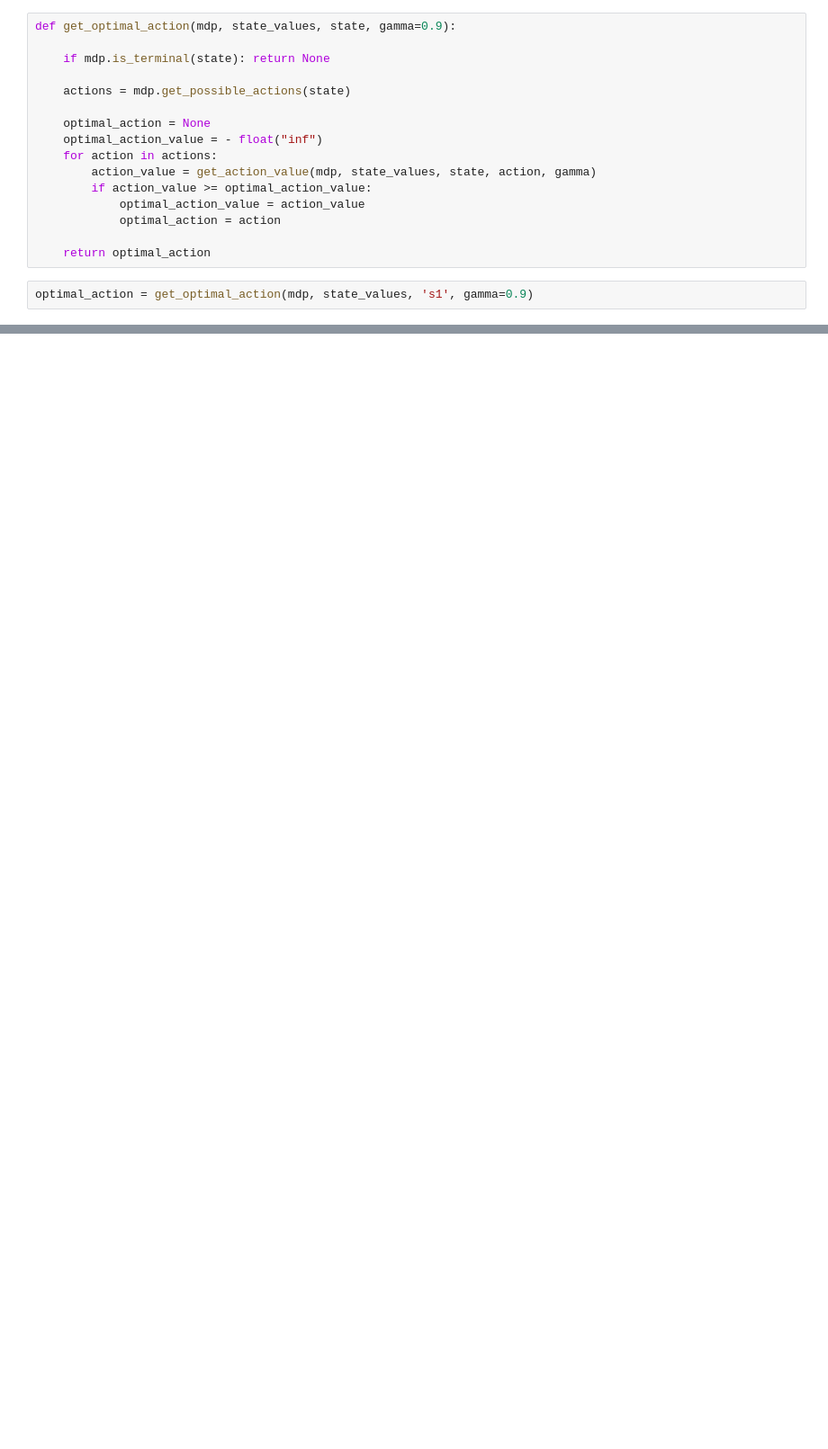
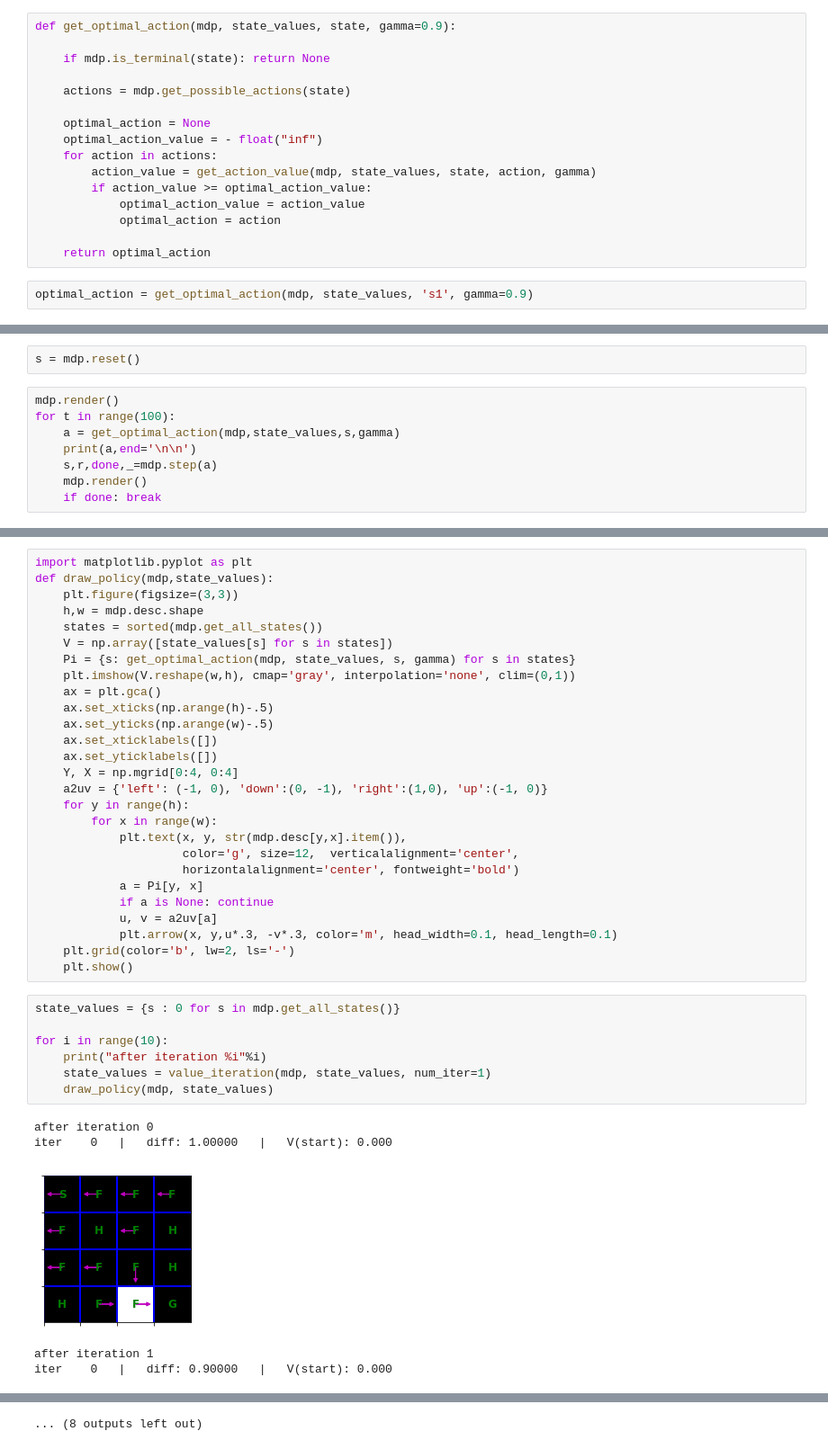
Before and after one commit to yeti46g/COURSE-practical_RL, a Jupyter notebook: value_iteration.ipynb, the cells around one changed output, grey strips where cells are left out. Shown: that part at 90% size. Cells and saved outputs as stored; diff of their text form; blank space fills up the shorter version.

Commit message:
complete Value Iteration
Value iteration algorithm for a simple MDP and a FrozenLakeGame with visualization

```diff
--- a/value_iteration.ipynb
+++ b/value_iteration.ipynb
@@ -103,0 +183,10 @@ optimal_action = get_optimal_action(mdp, state_values, 's1', gamma=0.9)
+# %%
+s = mdp.reset()
+# %%
+mdp.render()
+for t in range(100):
+    a = get_optimal_action(mdp,state_values,s,gamma)
+    print(a,end='\n\n')
+    s,r,done,_=mdp.step(a)
+    mdp.render()
+    if done: break
@@ -103,0 +211,40 @@ optimal_action = get_optimal_action(mdp, state_values, 's1', gamma=0.9)
+# %%
+import matplotlib.pyplot as plt
+def draw_policy(mdp,state_values):
+    plt.figure(figsize=(3,3))
+    h,w = mdp.desc.shape
+    states = sorted(mdp.get_all_states())
+    V = np.array([state_values[s] for s in states])
+    Pi = {s: get_optimal_action(mdp, state_values, s, gamma) for s in states}
+    plt.imshow(V.reshape(w,h), cmap='gray', interpolation='none', clim=(0,1))
+    ax = plt.gca()
+    ax.set_xticks(np.arange(h)-.5)
+    ax.set_yticks(np.arange(w)-.5)
+    ax.set_xticklabels([])
+    ax.set_yticklabels([])
+    Y, X = np.mgrid[0:4, 0:4]
+    a2uv = {'left': (-1, 0), 'down':(0, -1), 'right':(1,0), 'up':(-1, 0)}
+    for y in range(h):
+        for x in range(w):
+            plt.text(x, y, str(mdp.desc[y,x].item()),
+                     color='g', size=12,  verticalalignment='center',
+                     horizontalalignment='center', fontweight='bold')
+            a = Pi[y, x]
+            if a is None: continue
+            u, v = a2uv[a]
+            plt.arrow(x, y,u*.3, -v*.3, color='m', head_width=0.1, head_length=0.1)
+    plt.grid(color='b', lw=2, ls='-')
+    plt.show()
+# %%
+state_values = {s : 0 for s in mdp.get_all_states()}
+
+for i in range(10):
+    print("after iteration %i"%i)
+    state_values = value_iteration(mdp, state_values, num_iter=1)
+    draw_policy(mdp, state_values)
+# %% [output]
+after iteration 0
+iter    0   |   diff: 1.00000   |   V(start): 0.000
+[figure, added]
+after iteration 1
+iter    0   |   diff: 0.90000   |   V(start): 0.000
@@ -103,0 +264 @@ optimal_action = get_optimal_action(mdp, state_values, 's1', gamma=0.9)
+... (8 outputs left out)
```
Also changed, not shown: parts of 9 cells of this notebook.
